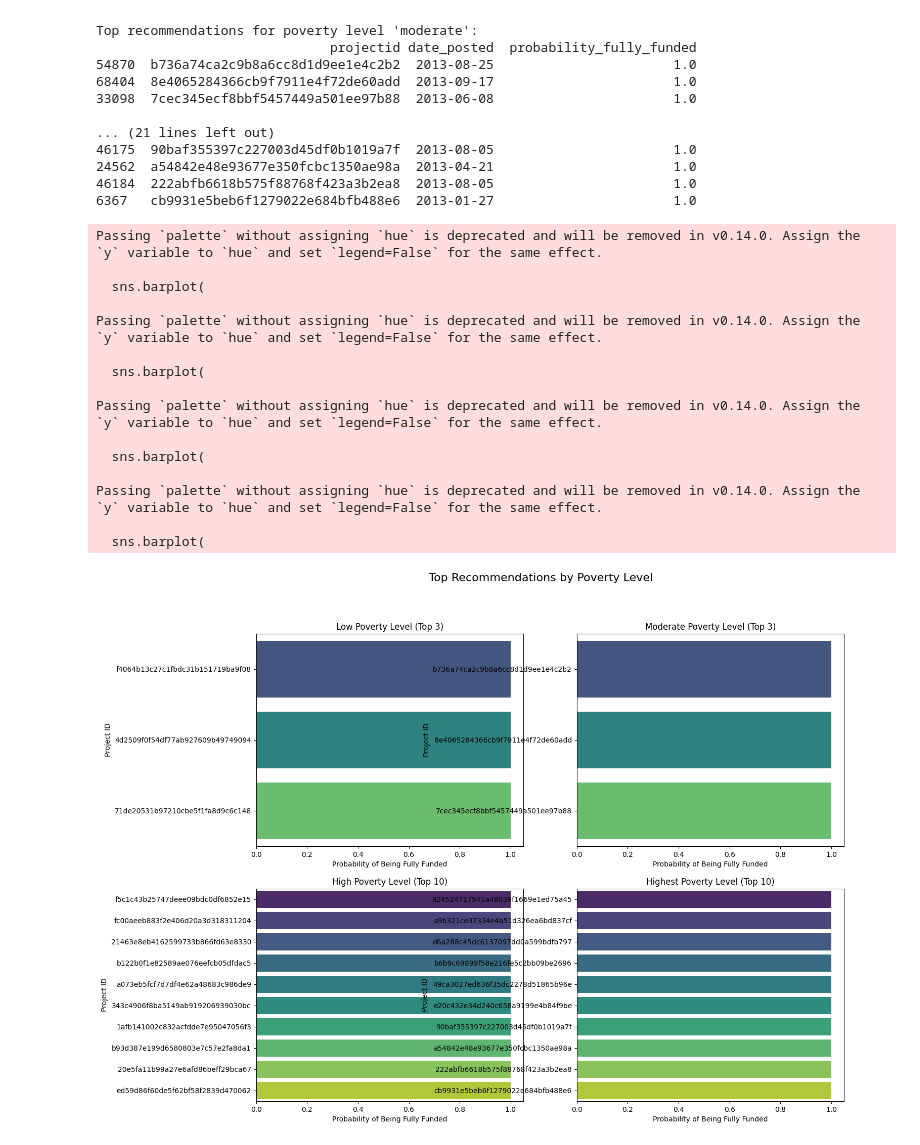
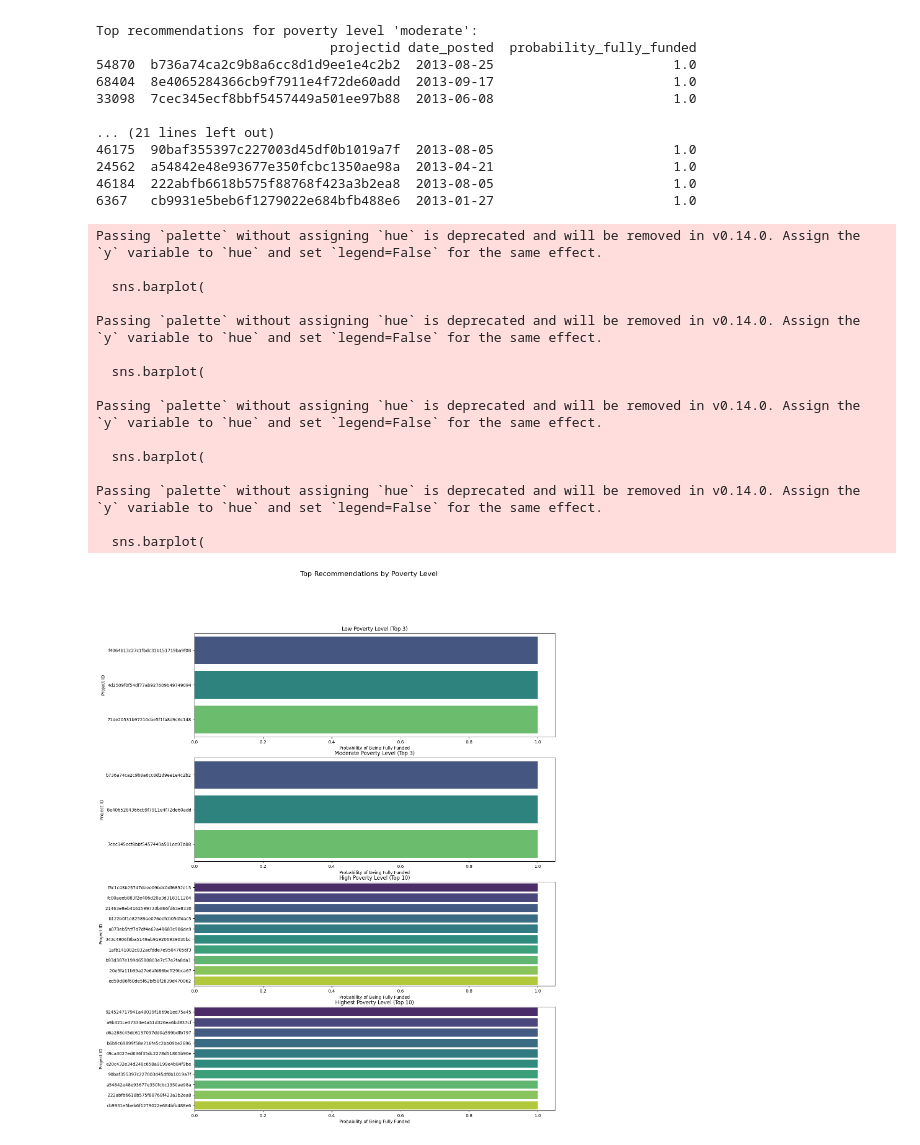
Before and after one commit to luciafang/94889-DonorsChoose, a Jupyter notebook: project/notebooks/recommendation_rf_new.ipynb, the cells around one changed output. Cells and saved outputs as stored; diff of their text form; code cells hidden in the pictures.

Commit message:
updated styling for recommendation figures

```diff
--- a/project/notebooks/recommendation_rf_new.ipynb
+++ b/project/notebooks/recommendation_rf_new.ipynb
@@ -102,7 +102,7 @@ Top recommendations for poverty level 'moderate':
 # %%
 top_n_per_poverty_level = {"high": 10, "highest": 10, "low": 3, "moderate": 3}
 # %%
-fig, ax = plt.subplots(2, 2, figsize=(15, 12))
+fig, ax = plt.subplots(4, 1, figsize=(15, 20))
 fig.suptitle("Top Recommendations by Poverty Level", fontsize=16)
 
 ax = ax.flatten()
@@ -115,31 +115,31 @@ for i, (pov_level, recs) in enumerate(recommendations.items()):
     sns.barplot(
         x='probability_fully_funded',
         y='projectid',
         data=top_recs,
         palette="viridis",
         ax=ax[i]
     )
 
     # Set labels and title for each subplot
     ax[i].set_title(f"{pov_level.capitalize()} Poverty Level (Top {top_n_per_poverty_level[pov_level]})")
     ax[i].set_xlabel('Probability of Being Fully Funded')
     ax[i].set_ylabel('Project ID')
 
 fig.savefig("../outputs/top_recommendations_by_poverty_level.png", dpi=300)
 # %% [output]
 Passing `palette` without assigning `hue` is deprecated and will be removed in v0.14.0. Assign the `y` variable to `hue` and set `legend=False` for the same effect.
 
   sns.barplot(
 
 Passing `palette` without assigning `hue` is deprecated and will be removed in v0.14.0. Assign the `y` variable to `hue` and set `legend=False` for the same effect.
 
   sns.barplot(
 
 Passing `palette` without assigning `hue` is deprecated and will be removed in v0.14.0. Assign the `y` variable to `hue` and set `legend=False` for the same effect.
 
   sns.barplot(
 
 Passing `palette` without assigning `hue` is deprecated and will be removed in v0.14.0. Assign the `y` variable to `hue` and set `legend=False` for the same effect.
 
   sns.barplot(
-[figure, old version]
+[figure, new version]
```
